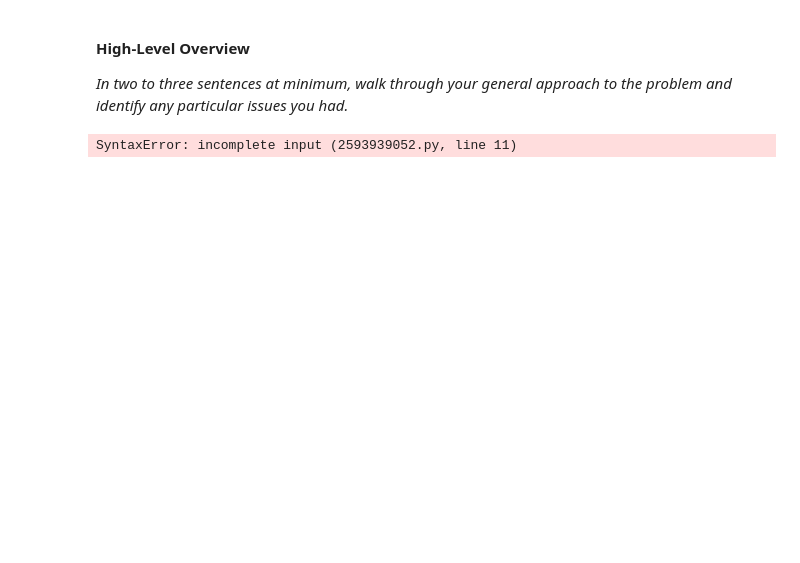
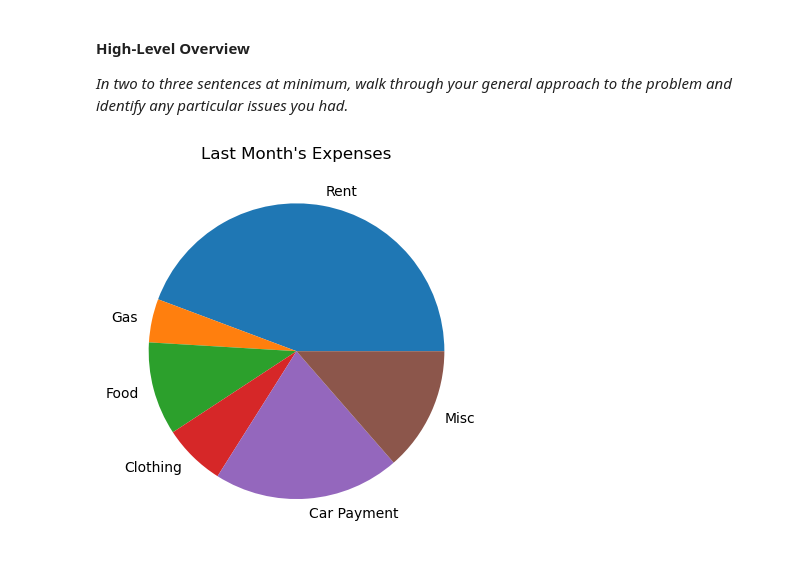
Before and after one commit to penningtoni12/ClassWork_IntroToPython, a Jupyter notebook: CodingSet7.ipynb, the cells around one changed output. Cells and saved outputs as stored; diff of their text form; code cells hidden in the pictures; blank space fills up the shorter version.

Commit message:
creating the pie chart

```diff
--- a/CodingSet7.ipynb
+++ b/CodingSet7.ipynb
@@ -90,15 +90,28 @@ Your total sales for the week was  1678.55$
 
 *In two to three sentences at minimum, walk through your general approach to the problem and identify any particular issues you had.*
 # %%
+#import matplot
+import matplotlib.pyplot as plt
 #create the main function
 def main():
     try:
         #open expense file
         with open("expenses.txt") as expense_file:
             # make a list with the expenses as it's elements
             expenses = expense_file.readlines()
             #strip the special character from the values in expenses
             for i in range(len(expenses)):
                 expenses[i] = expenses[i].strip()
+        #label the parts of the pie chart
+        slice_labels = ["Rent", "Gas", "Food", "Clothing", "Car Payment", "Misc"]
+        plt.pie(expenses, labels=slice_labels)
+        plt.title("Last Month's Expenses")
+        #display
+        plt.show()
+    except FileNotFoundError:
+        print("This file does not exist")
+
+if __name__ == "__main__":
+    main()
 # %% [output]
-SyntaxError: incomplete input (2593939052.py, line 11)
+[figure, added]
```
